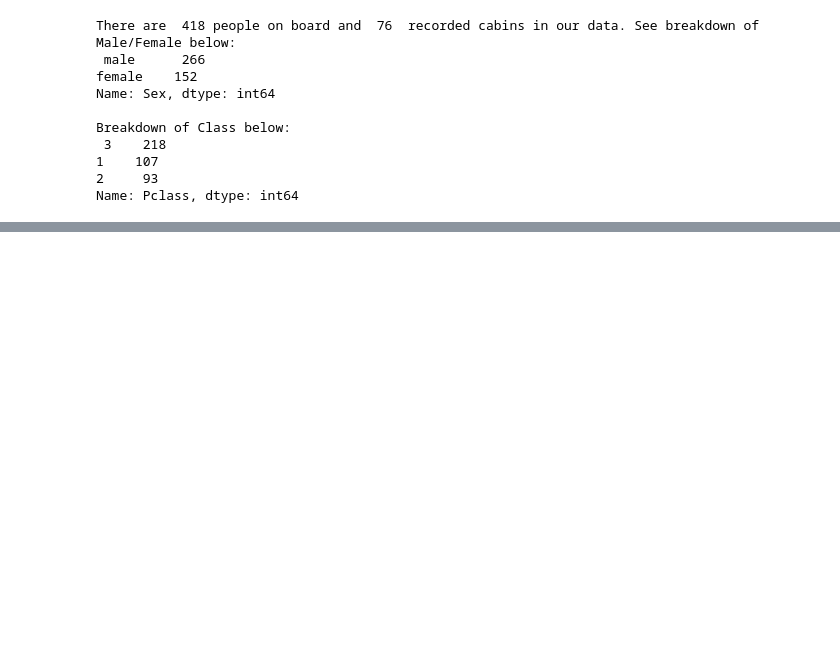
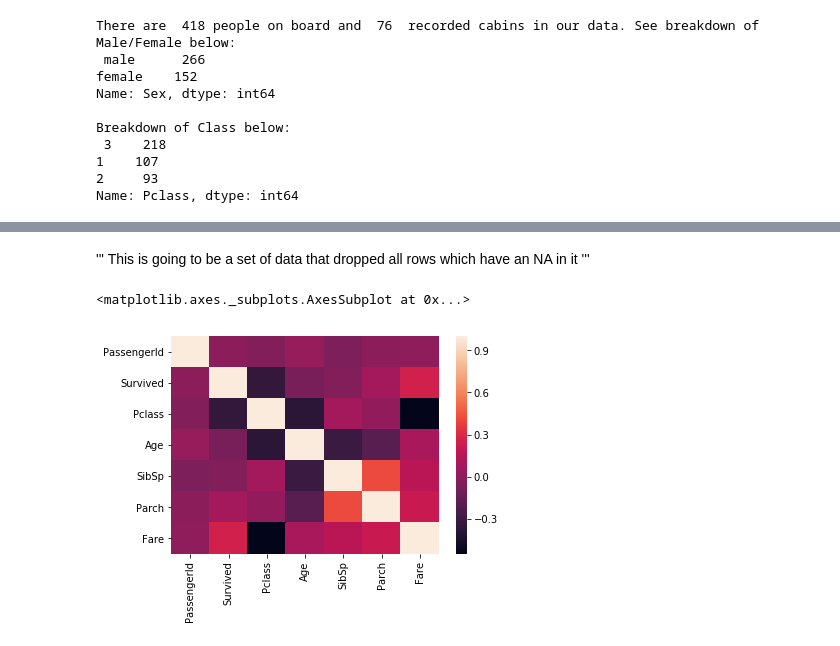
Before and after one commit to christianrenfro/First-Project-The-Titanic, a Jupyter notebook: Titanic.ipynb, the cells around one changed output, grey strips where cells are left out. Saved outputs shown, nothing was run; the diff lists cells and outputs as text; code cells hidden in the pictures; blank space fills up the shorter version.

```diff
--- a/Titanic.ipynb
+++ b/Titanic.ipynb
@@ -110,0 +313,4 @@ Testdatanonull.shape
+# %% [markdown]
+'''
+This is going to be a set of data that dropped all rows which have an NA in it
+'''
@@ -110,0 +319,5 @@ Testdatanonull.shape
+# %%
+sns.heatmap(traindata.corr())
+# %% [output]
+<matplotlib.axes._subplots.AxesSubplot at 0x...>
+[figure, added]
```
Also changed, not shown: parts of 40 cells of this notebook.
